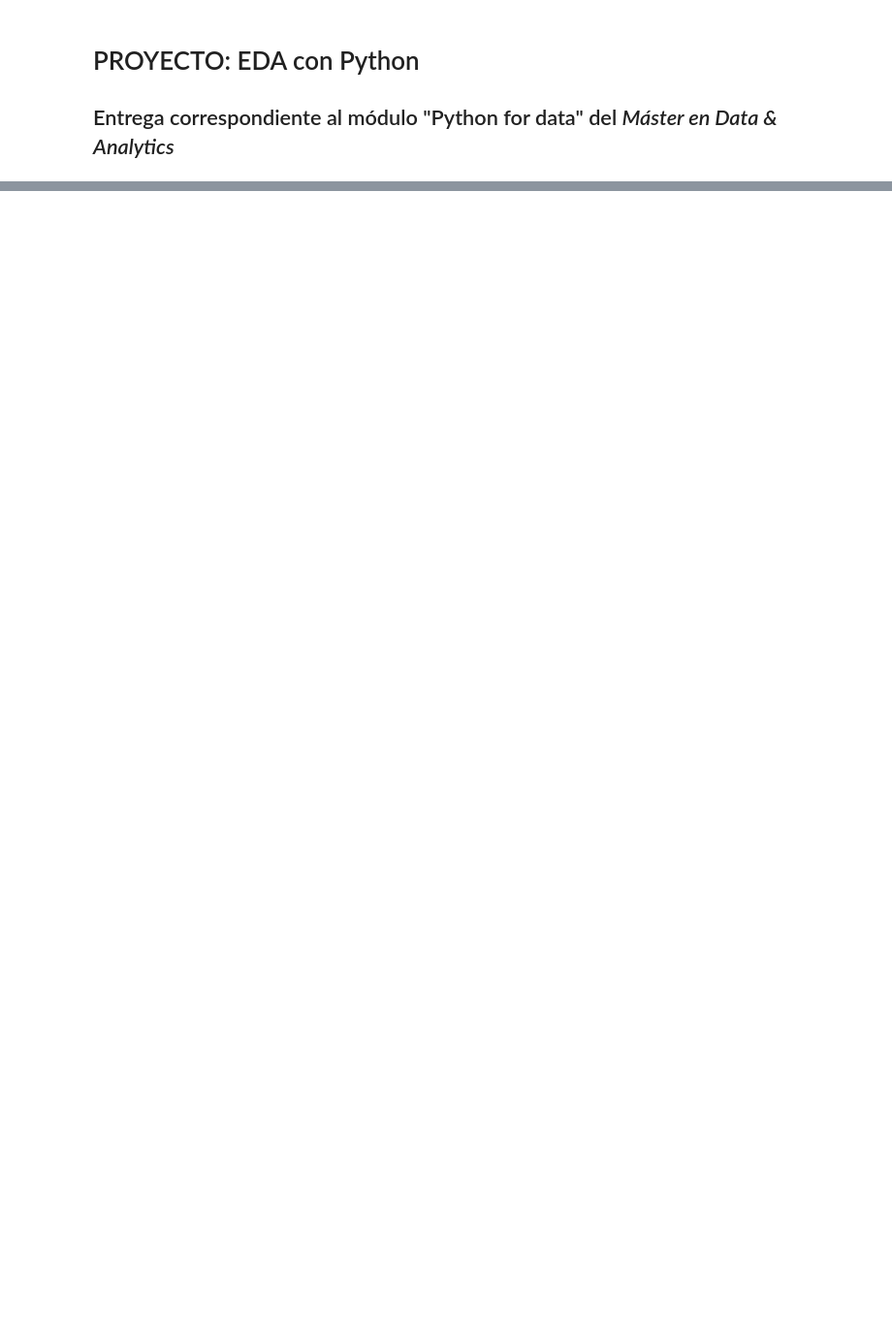
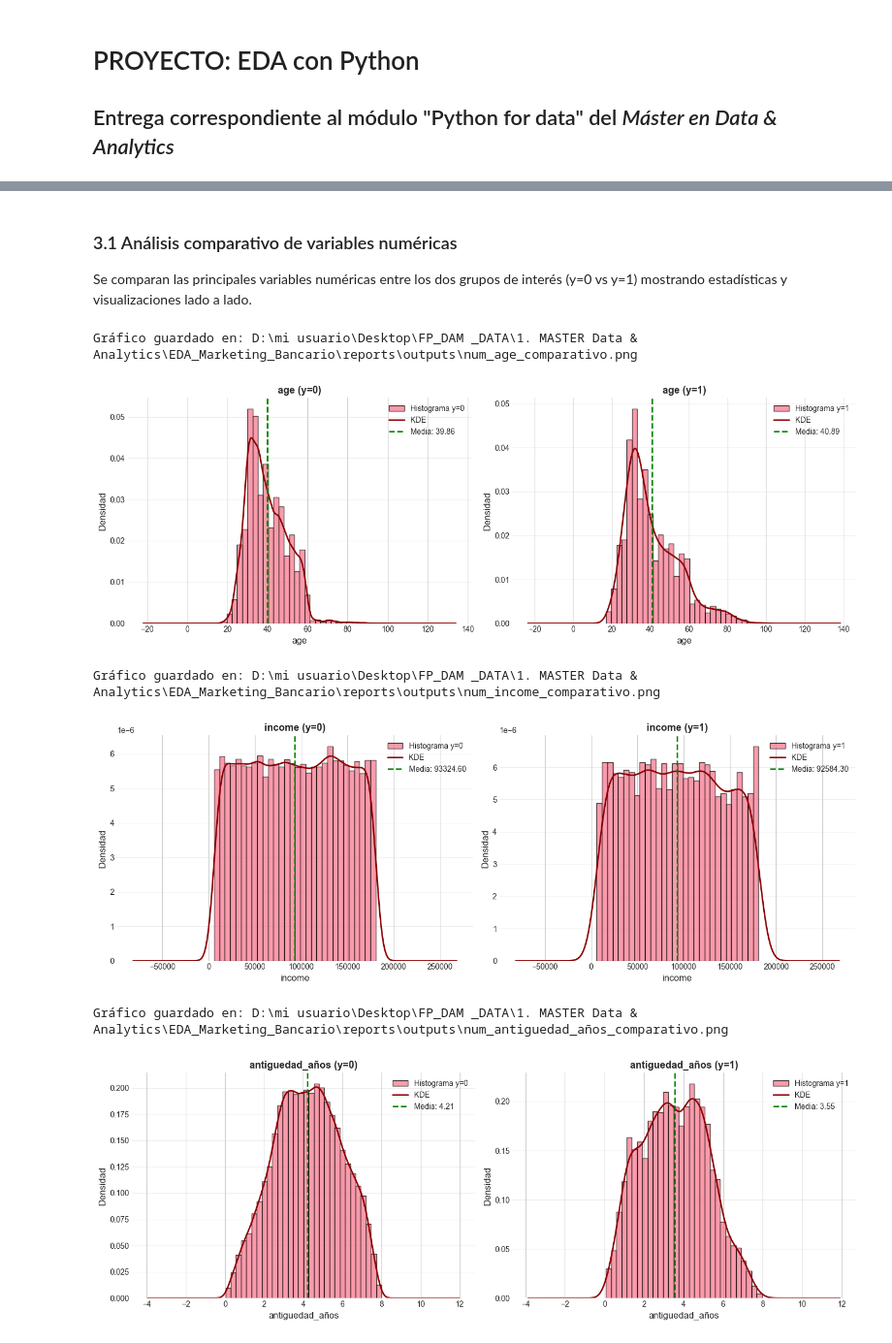
Before and after one commit to roseprogramming/eda_marqueting_bancario, a Jupyter notebook: notebooks/01_EDA_Analisis.ipynb, the cells around one changed output, grey strips where cells are left out. Shown at 97% size. Drawn from its saved outputs; the diff is of its cells as text; code cells hidden in the pictures; blank space fills up the shorter version.

Commit message:
Punto de control local: backup de cambios notebook EDA antes de continuar

```diff
--- a/notebooks/01_EDA_Analisis.ipynb
+++ b/notebooks/01_EDA_Analisis.ipynb
@@ -810,0 +479,55 @@ para análisis bivariado, detección de outliers, y construcción de modelos rob
+# %% [markdown]
+### 3.1 Análisis comparativo de variables numéricas
+
+Se comparan las principales variables numéricas entre los dos grupos de interés (y=0 vs y=1) mostrando estadísticas y visualizaciones lado a lado.
+# %%
+# =============================================================================
+# 3.1 ANÁLISIS COMPARATIVO DE VARIABLES NUMÉRICAS
+# =============================================================================
+# Esta celda compara las principales variables numéricas entre los dos grupos de interés (y=0 vs y=1), mostrando estadísticas y visualizaciones lado a lado para:
+# - Edad
+# - Ingresos
+# - Antigüedad como cliente
+#
+# PASOS:
+# 1. Comprueba que las variables existen y calcula 'antiguedad_años' si es necesario.
+# 2. Para cada variable, genera histogramas y KDE para y=0 y y=1, mostrando la media en cada caso.
+# 3. Guarda cada gráfico individualmente para documentación y reporting.
+# 4. Al final, muestra todos los gráficos en el notebook.
+variables_numericas = ['age', 'income', 'antiguedad_años']
+
+import matplotlib.pyplot as plt
+
+# Calcular antigüedad si no existe
+if 'antiguedad_años' not in df_perfil_cliente.columns:
+    if 'date' in df_perfil_cliente.columns and 'dt_customer' in df_perfil_cliente.columns:
+        df_perfil_cliente['antiguedad_dias'] = (
+            pd.to_datetime(df_perfil_cliente['date'], errors='coerce') -
+            pd.to_datetime(df_perfil_cliente['dt_customer'], errors='coerce')
+        ).dt.days
+        df_perfil_cliente['antiguedad_años'] = df_perfil_cliente['antiguedad_dias'] / 365.25
+
+for var in variables_numericas:
+    if var in df_perfil_cliente.columns:
+        fig, axes = plt.subplots(1, 2, figsize=(14, 5))
+        for i, y_val in enumerate([0, 1]):
+            data = df_perfil_cliente[df_perfil_cliente['y'] == y_val][var].dropna()
+            axes[i].hist(data, bins=30, alpha=0.7, edgecolor='black', density=True, label=f'Histograma y={y_val}')
+            data.plot.kde(ax=axes[i], color='darkred', linewidth=2, label='KDE')
+            mean = data.mean()
+            axes[i].axvline(mean, color='green', linestyle='--', linewidth=2, label=f'Media: {mean:.2f}')
+            axes[i].set_xlabel(var, fontsize=12)
+            axes[i].set_ylabel('Densidad', fontsize=12)
+            axes[i].set_title(f'{var} (y={y_val})', fontsize=13, fontweight='bold')
+            axes[i].legend()
+            axes[i].grid(axis='y', alpha=0.3)
+        plt.tight_layout()
+        save_plot(f'num_{var}_comparativo.png')
+        plt.show()
+# %% [output]
+Gráfico guardado en: D:\mi usuario\Desktop\FP_DAM _DATA\1. MASTER Data & Analytics\EDA_Marketing_Bancario\reports\outputs\num_age_comparativo.png
+[figure, added]
+Gráfico guardado en: D:\mi usuario\Desktop\FP_DAM _DATA\1. MASTER Data & Analytics\EDA_Marketing_Bancario\reports\outputs\num_income_comparativo.png
+[figure, added]
+Gráfico guardado en: D:\mi usuario\Desktop\FP_DAM _DATA\1. MASTER Data & Analytics\EDA_Marketing_Bancario\reports\outputs\num_antiguedad_años_comparativo.png
+[figure, added]
```
Also changed, not shown: parts of 62 cells of this notebook, 21 other files.
